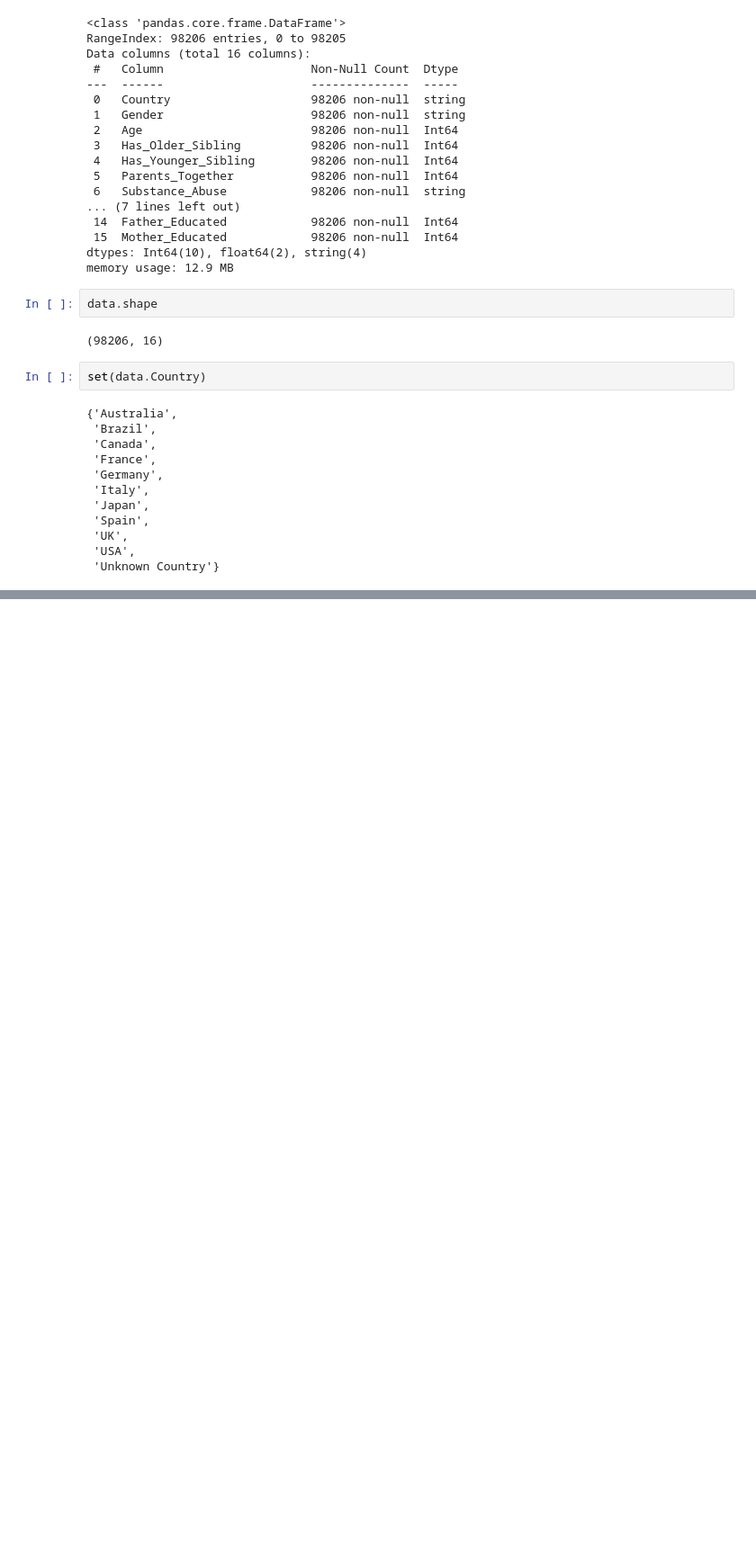
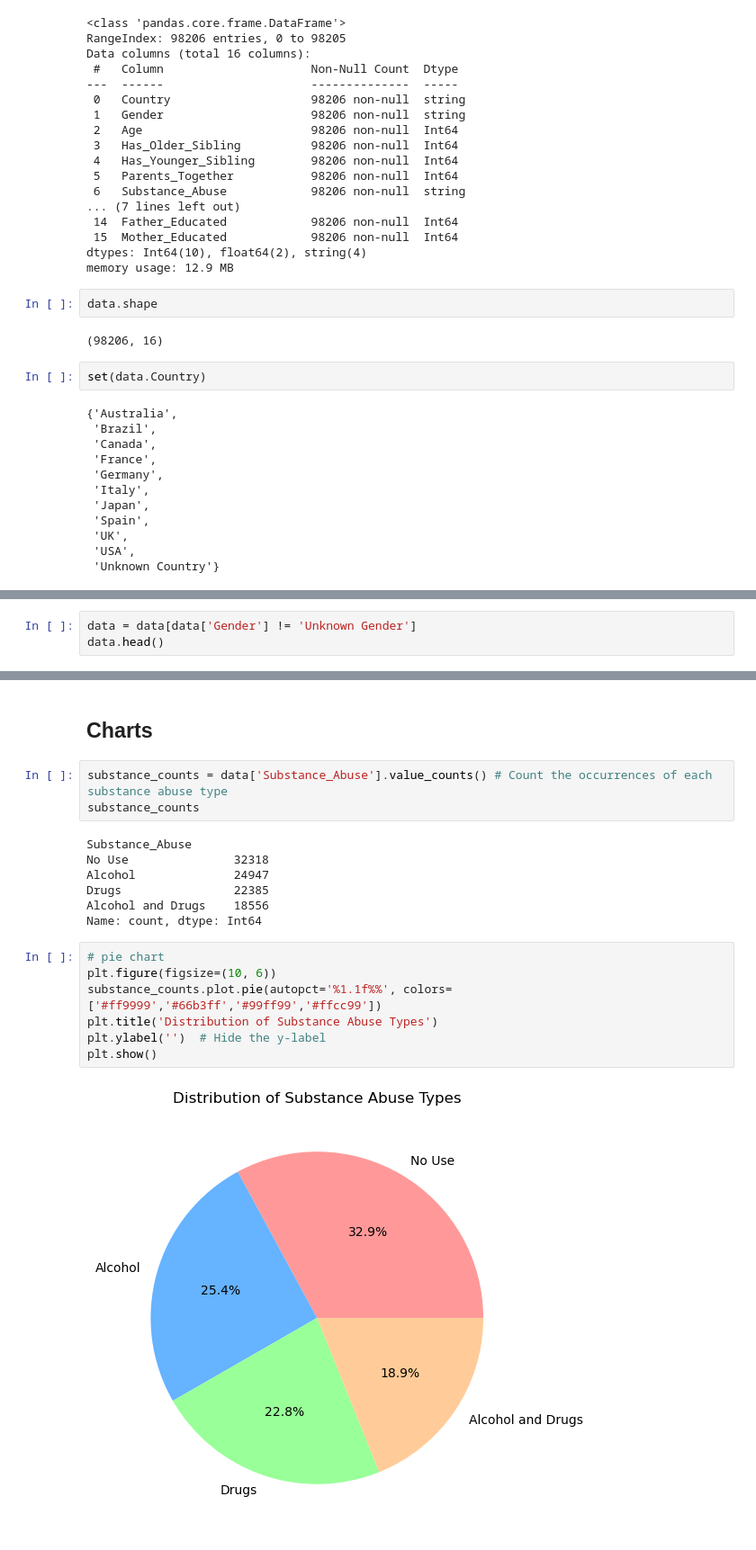
Before and after one commit to HafezAghili/drug-and-alcohol-abuse---data-analysis, a Jupyter notebook: Drug and alcohol abuse - data analysis.ipynb, the cells around one changed output, grey strips where cells are left out. Shown at 90% size. Saved outputs shown, nothing was run; the diff lists cells and outputs as text; blank space fills up the shorter version.

Commit message:
clean data

```diff
--- a/Drug and alcohol abuse - data analysis.ipynb
+++ b/Drug and alcohol abuse - data analysis.ipynb
@@ -298,0 +311,3 @@ set(data.Country)
+# %%
+data = data[data['Gender'] != 'Unknown Gender']
+data.head()
@@ -298,0 +329,21 @@ set(data.Country)
+# %% [markdown]
+## Charts
+# %%
+substance_counts = data['Substance_Abuse'].value_counts() # Count the occurrences of each substance abuse type
+substance_counts
+# %% [output]
+Substance_Abuse
+No Use               32318
+Alcohol              24947
+Drugs                22385
+Alcohol and Drugs    18556
+Name: count, dtype: Int64
+# %%
+# pie chart
+plt.figure(figsize=(10, 6))
+substance_counts.plot.pie(autopct='%1.1f%%', colors=['#ff9999','#66b3ff','#99ff99','#ffcc99'])
+plt.title('Distribution of Substance Abuse Types')
+plt.ylabel('')  # Hide the y-label
+plt.show()
+# %% [output]
+[figure, added]
```
Also changed, not shown: parts of 11 cells of this notebook.
